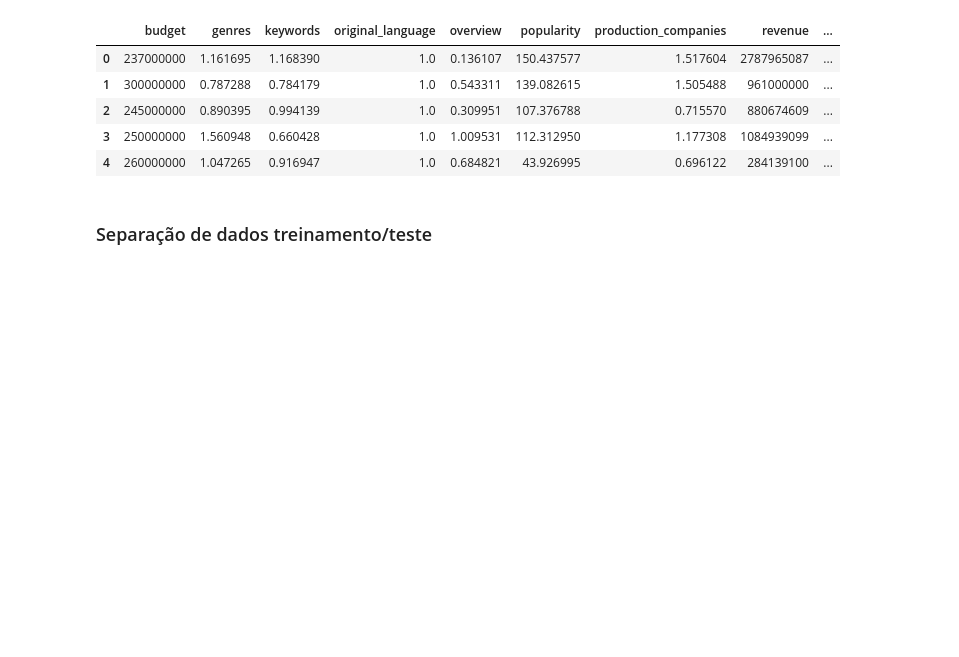
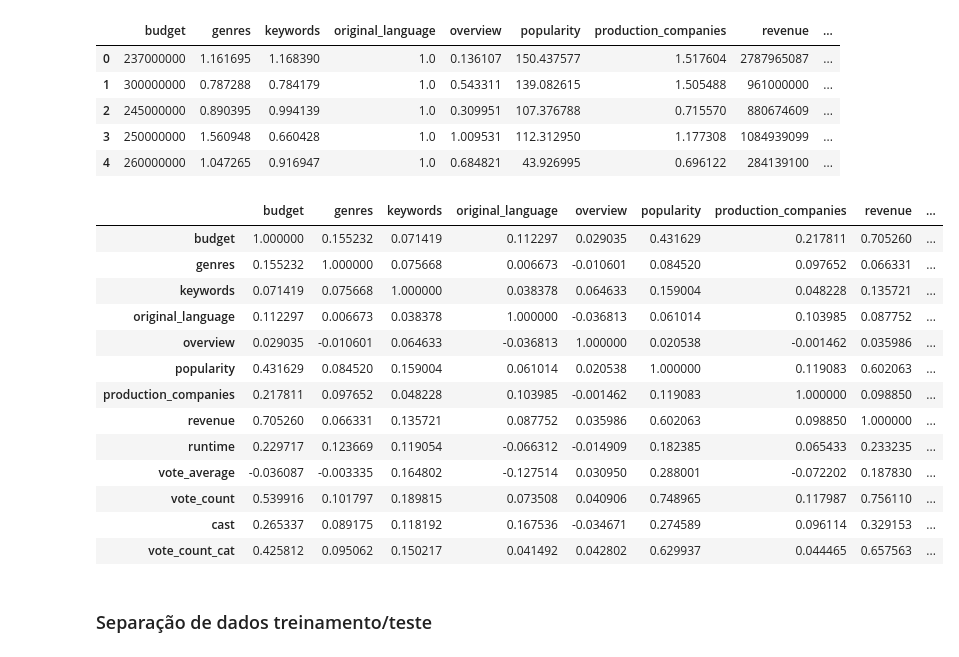
Before and after one commit to pedromtelho/MoviesRevenuePrediction, a Jupyter notebook: MachineLearningProject.ipynb, the cells around one changed output. Saved outputs shown, nothing was run; the diff lists cells and outputs as text; code cells hidden in the pictures; blank space fills up the shorter version.

```diff
--- a/MachineLearningProject.ipynb
+++ b/MachineLearningProject.ipynb
@@ -197,6 +197,24 @@ movies_copy.head()
 | 2 | 245000000 | 0.890395 | 0.994139 | 1.0 | 0.309951 | 107.376788 | 0.715570 | 880674609 | ... |
 | 3 | 250000000 | 1.560948 | 0.660428 | 1.0 | 1.009531 | 112.312950 | 1.177308 | 1084939099 | ... |
 | 4 | 260000000 | 1.047265 | 0.916947 | 1.0 | 0.684821 | 43.926995 | 0.696122 | 284139100 | ... |
+# %%
+correlation_matrix = movies_copy.corr()
+correlation_matrix
+# %% [output]
+|  | budget | genres | keywords | original_language | overview | popularity | production_companies | revenue | ... |
+| budget | 1.000000 | 0.155232 | 0.071419 | 0.112297 | 0.029035 | 0.431629 | 0.217811 | 0.705260 | ... |
+| genres | 0.155232 | 1.000000 | 0.075668 | 0.006673 | -0.010601 | 0.084520 | 0.097652 | 0.066331 | ... |
+| keywords | 0.071419 | 0.075668 | 1.000000 | 0.038378 | 0.064633 | 0.159004 | 0.048228 | 0.135721 | ... |
+| original_language | 0.112297 | 0.006673 | 0.038378 | 1.000000 | -0.036813 | 0.061014 | 0.103985 | 0.087752 | ... |
+| overview | 0.029035 | -0.010601 | 0.064633 | -0.036813 | 1.000000 | 0.020538 | -0.001462 | 0.035986 | ... |
+| popularity | 0.431629 | 0.084520 | 0.159004 | 0.061014 | 0.020538 | 1.000000 | 0.119083 | 0.602063 | ... |
+| production_companies | 0.217811 | 0.097652 | 0.048228 | 0.103985 | -0.001462 | 0.119083 | 1.000000 | 0.098850 | ... |
+| revenue | 0.705260 | 0.066331 | 0.135721 | 0.087752 | 0.035986 | 0.602063 | 0.098850 | 1.000000 | ... |
+| runtime | 0.229717 | 0.123669 | 0.119054 | -0.066312 | -0.014909 | 0.182385 | 0.065433 | 0.233235 | ... |
+| vote_average | -0.036087 | -0.003335 | 0.164802 | -0.127514 | 0.030950 | 0.288001 | -0.072202 | 0.187830 | ... |
+| vote_count | 0.539916 | 0.101797 | 0.189815 | 0.073508 | 0.040906 | 0.748965 | 0.117987 | 0.756110 | ... |
+| cast | 0.265337 | 0.089175 | 0.118192 | 0.167536 | -0.034671 | 0.274589 | 0.096114 | 0.329153 | ... |
+| vote_count_cat | 0.425812 | 0.095062 | 0.150217 | 0.041492 | 0.042802 | 0.629937 | 0.044465 | 0.657563 | ... |
 # %% [markdown]
 ### Separação de dados treinamento/teste
 # %% [markdown]
```
